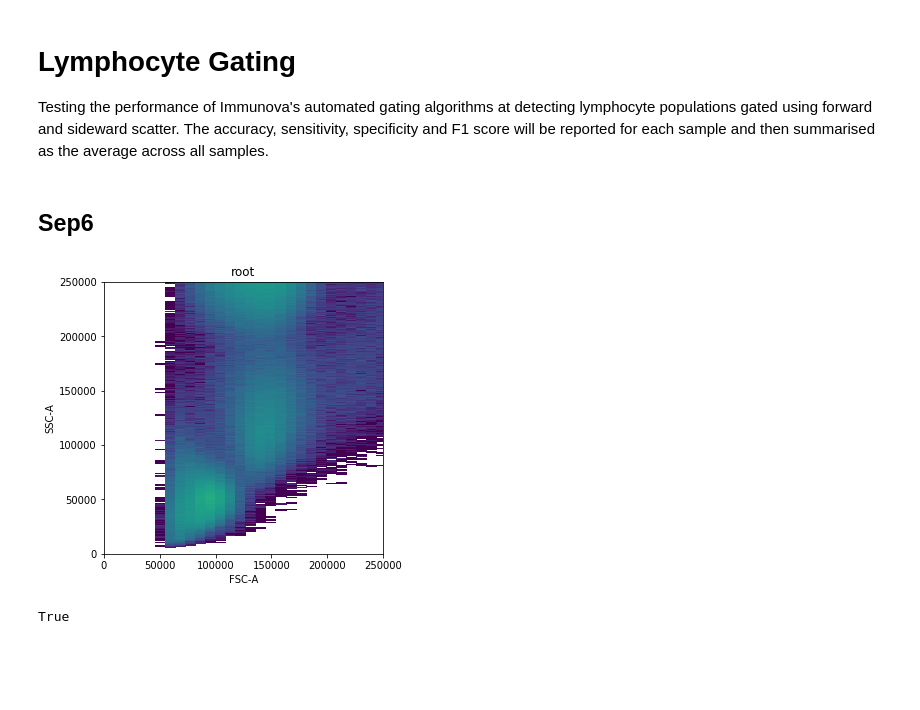
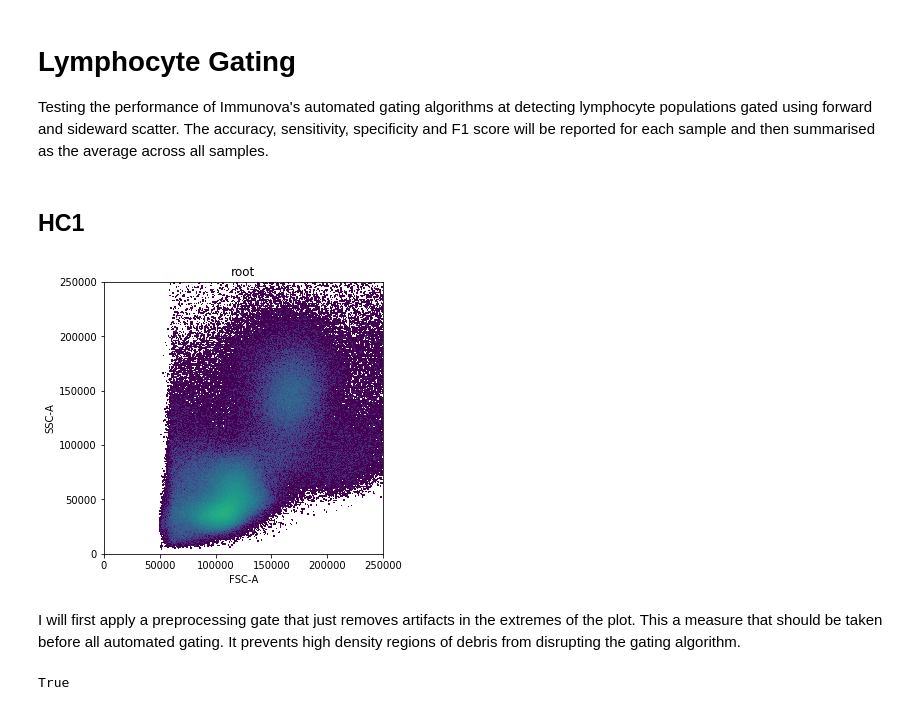
Before and after one commit to burtonrj/CytoPy, a Jupyter notebook: immunova/Notebooks/Testing/Population_Identification_Validation/Lymphocyte Gating.ipynb, the cells around one changed output. Cells and saved outputs as stored; diff of their text form; code cells hidden in the pictures; blank space fills up the shorter version.

```diff
--- a/immunova/Notebooks/Testing/Population_Identification_Validation/Lymphocyte Gating.ipynb
+++ b/immunova/Notebooks/Testing/Population_Identification_Validation/Lymphocyte Gating.ipynb
@@ -34,11 +70,13 @@ exp = FCSExperiment.objects(experiment_id='ILTIS_T1').get()
 # %% [markdown]
-<h2>Sep6</h2>
+<h2>HC1</h2>
 # %%
-sep6 = Gating(exp, 'sep6')
+hc1 = Gating(exp, 'hc1')
 # %%
-sep6.plotting.plot_population('root', 'FSC-A', 'SSC-A')
+hc1.plotting.plot_population('root', 'FSC-A', 'SSC-A')
 # %% [output]
-[figure, old version]
+[figure, new version]
+# %% [markdown]
+I will first apply a preprocessing gate that just removes artifacts in the extremes of the plot. This a measure that should be taken before all automated gating. It prevents high density regions of debris from disrupting the gating algorithm.
 # %%
 child_populations = ChildPopulationCollection('geom')
 # %%
```
Also changed, not shown: parts of 31 cells of this notebook, 6 other files.
